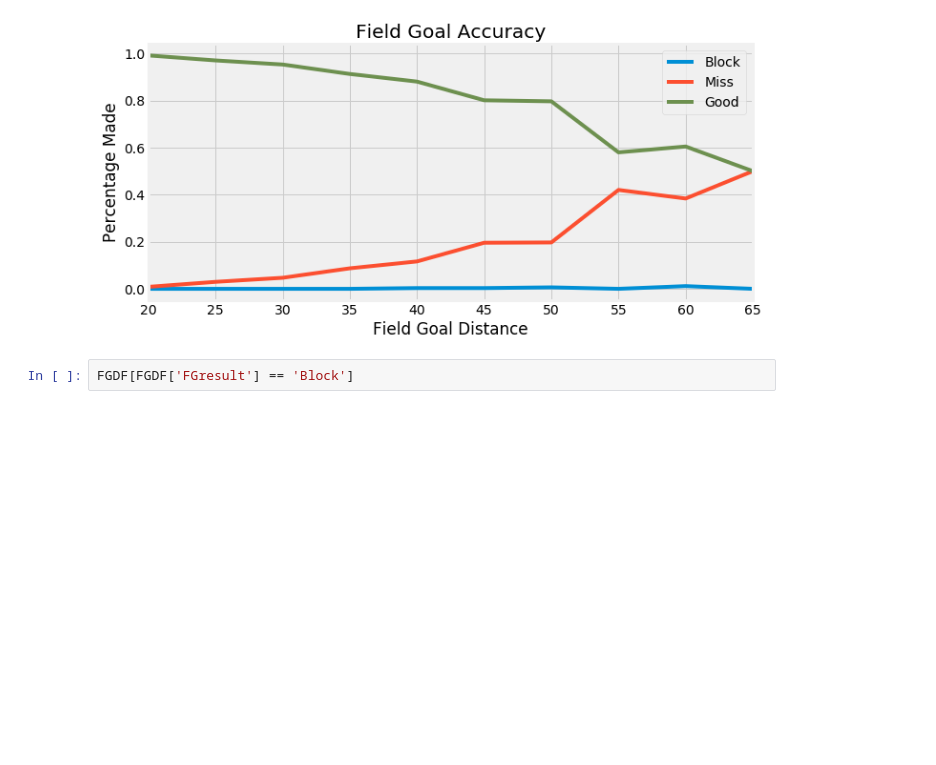
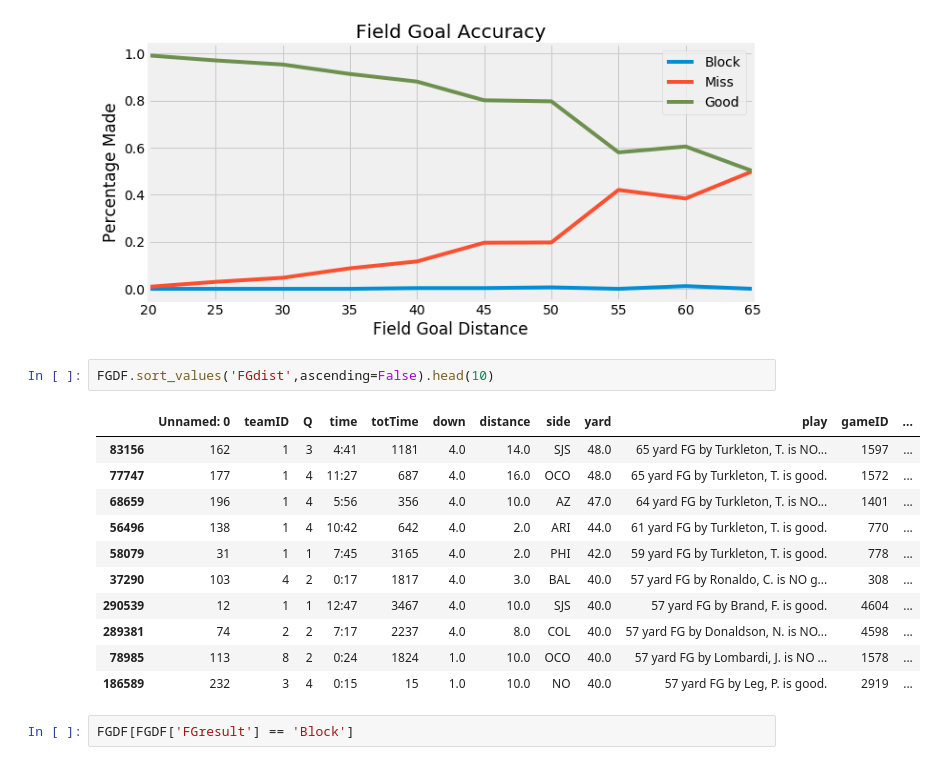
Before and after one commit to SimFootballDev/surrender_punt, a Jupyter notebook: surrender.ipynb, the cells around one changed output. Drawn from its saved outputs; the diff is of its cells as text; blank space fills up the shorter version.

```diff
--- a/surrender.ipynb
+++ b/surrender.ipynb
@@ -532,6 +532,20 @@ plt.savefig('images/fgResults_line.png')
 plt.show()
 # %% [output]
 [figure]
+# %%
+FGDF.sort_values('FGdist',ascending=False).head(10)
+# %% [output]
+|  | Unnamed: 0 | teamID | Q | time | totTime | down | distance | side | yard | play | gameID | ... |
+| 83156 | 162 | 1 | 3 | 4:41 | 1181 | 4.0 | 14.0 | SJS | 48.0 | 65 yard FG by Turkleton, T. is NO... | 1597 | ... |
+| 77747 | 177 | 1 | 4 | 11:27 | 687 | 4.0 | 16.0 | OCO | 48.0 | 65 yard FG by Turkleton, T. is good. | 1572 | ... |
+| 68659 | 196 | 1 | 4 | 5:56 | 356 | 4.0 | 10.0 | AZ | 47.0 | 64 yard FG by Turkleton, T. is NO... | 1401 | ... |
+| 56496 | 138 | 1 | 4 | 10:42 | 642 | 4.0 | 2.0 | ARI | 44.0 | 61 yard FG by Turkleton, T. is good. | 770 | ... |
+| 58079 | 31 | 1 | 1 | 7:45 | 3165 | 4.0 | 2.0 | PHI | 42.0 | 59 yard FG by Turkleton, T. is good. | 778 | ... |
+| 37290 | 103 | 4 | 2 | 0:17 | 1817 | 4.0 | 3.0 | BAL | 40.0 | 57 yard FG by Ronaldo, C. is NO g... | 308 | ... |
+| 290539 | 12 | 1 | 1 | 12:47 | 3467 | 4.0 | 10.0 | SJS | 40.0 | 57 yard FG by Brand, F. is good. | 4604 | ... |
+| 289381 | 74 | 2 | 2 | 7:17 | 2237 | 4.0 | 8.0 | COL | 40.0 | 57 yard FG by Donaldson, N. is NO... | 4598 | ... |
+| 78985 | 113 | 8 | 2 | 0:24 | 1824 | 1.0 | 10.0 | OCO | 40.0 | 57 yard FG by Lombardi, J. is NO ... | 1578 | ... |
+| 186589 | 232 | 3 | 4 | 0:15 | 15 | 1.0 | 10.0 | NO | 40.0 | 57 yard FG by Leg, P. is good. | 2919 | ... |
 # %%
 FGDF[FGDF['FGresult'] == 'Block']
 # %% [output]
```
Also changed, not shown: 2 other files.
